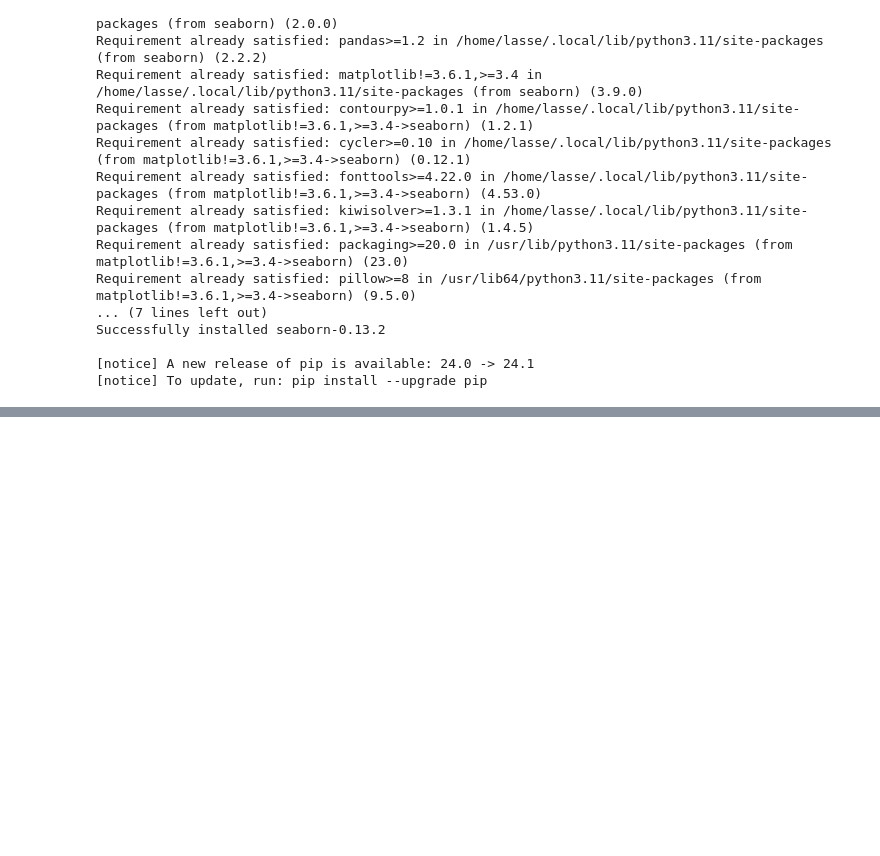
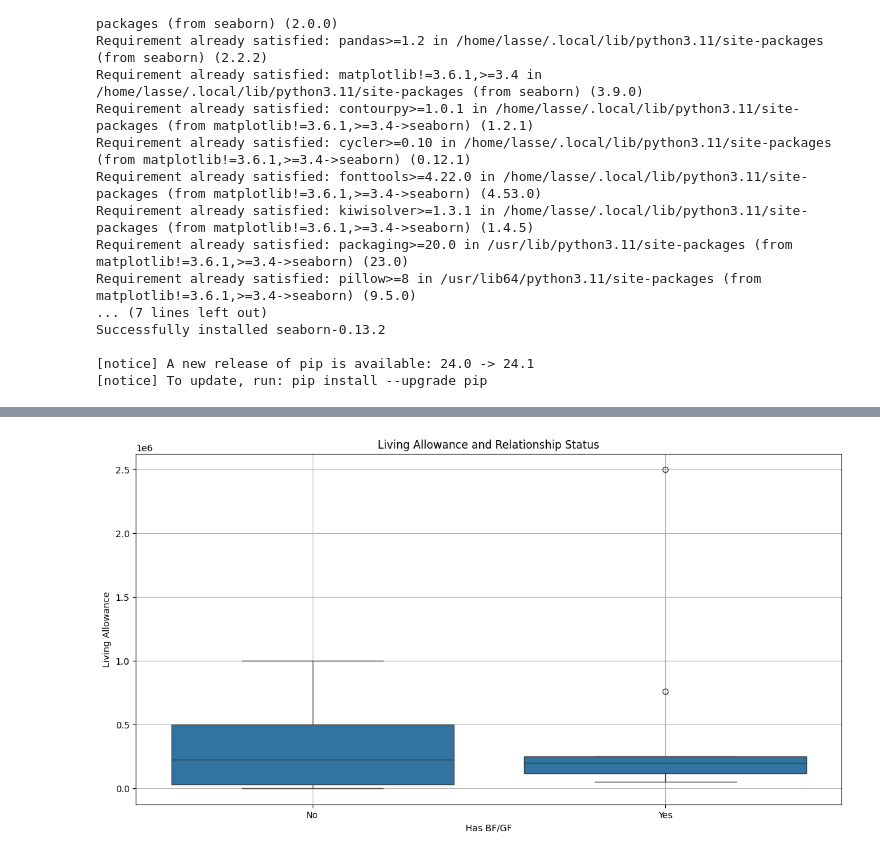
Before and after one commit to Abinsinguza/PYTHON, a Jupyter notebook: Lectures/Morning_session/abinsinguza_lasse_day8.ipynb, the cells around one changed output, grey strips where cells are left out. Saved outputs shown, nothing was run; the diff lists cells and outputs as text; code cells hidden in the pictures; blank space fills up the shorter version.

```diff
--- a/Lectures/Morning_session/abinsinguza_lasse_day8.ipynb
+++ b/Lectures/Morning_session/abinsinguza_lasse_day8.ipynb
@@ -115,0 +161,12 @@ Successfully installed seaborn-0.13.2
+# %%
+# Relationship between living allowance and having a boyfriend or girlfriend
+plt.figure(figsize=(14, 7))
+sns.boxplot(data=data, x='has_bf_gf', y='living_allowance')
+plt.title('Living Allowance and Relationship Status')
+plt.xlabel('Has BF/GF')
+plt.ylabel('Living Allowance')
+plt.xticks([0, 1], ['No', 'Yes'])
+plt.grid(True)
+plt.show()
+# %% [output]
+[figure, added]
```
Also changed, not shown: parts of 8 cells of this notebook.
